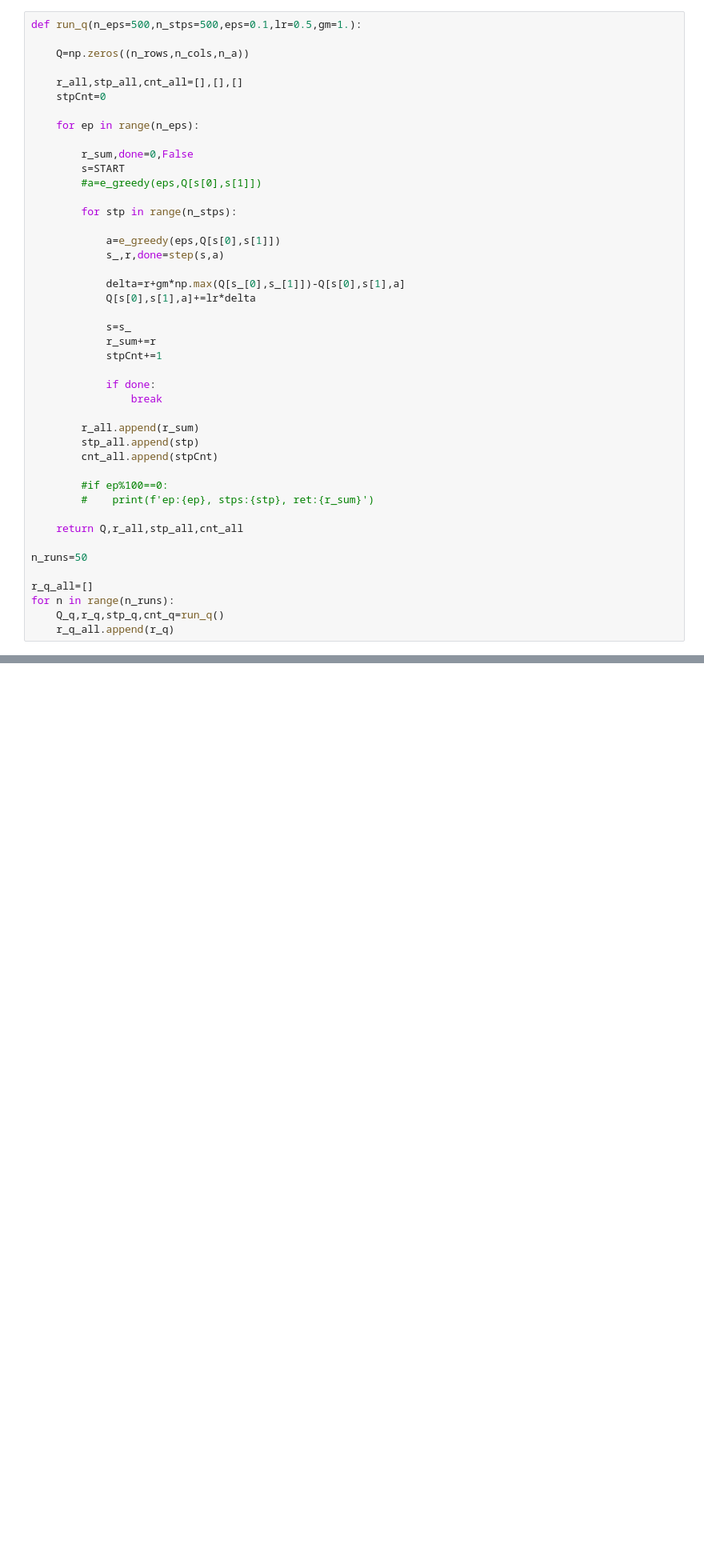
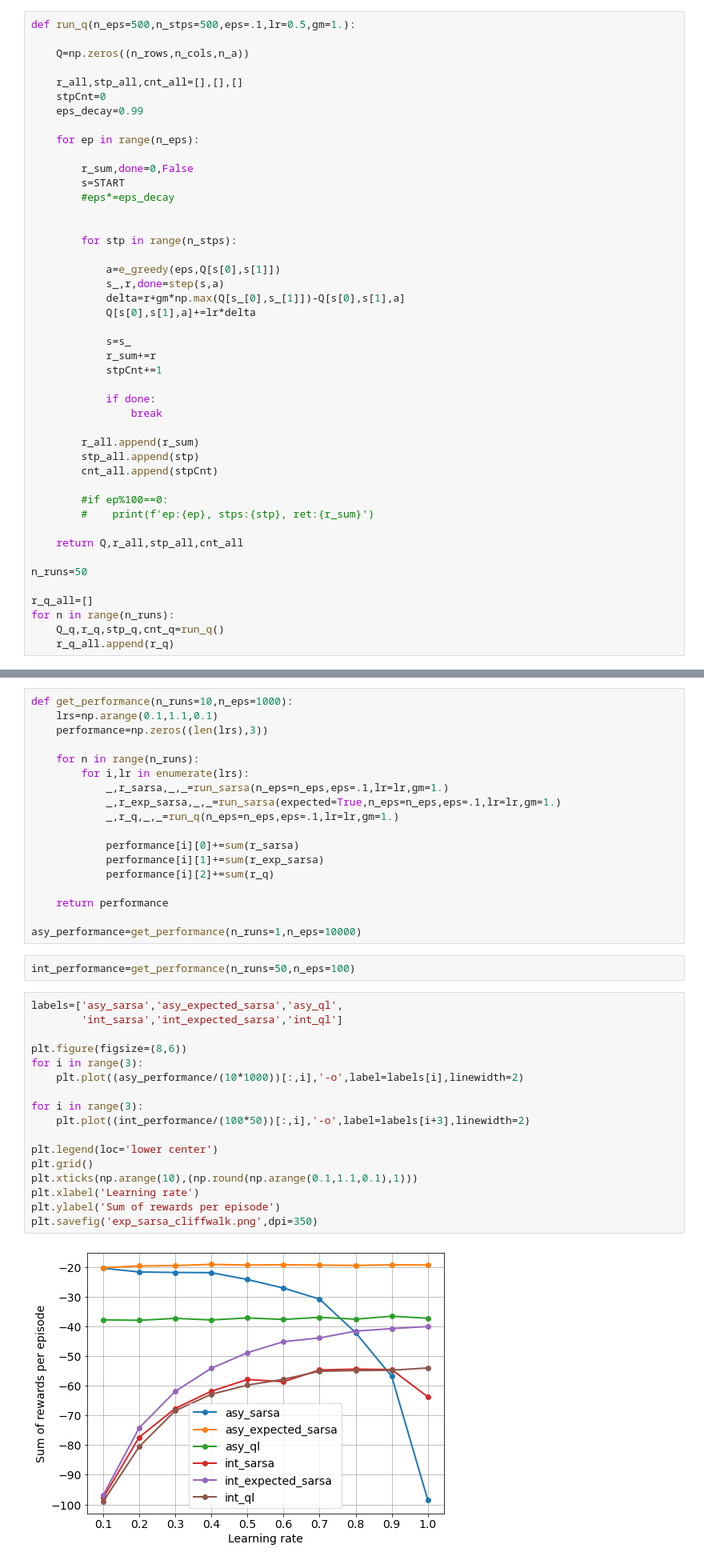
Before and after one commit to ha5ha6/judy_tutorial_basicRL, a Jupyter notebook: cliff_walking.ipynb, the cells around one changed output, grey strips where cells are left out. Shown: that part at 80% size. Drawn from its saved outputs; the diff is of its cells as text; blank space fills up the shorter version.

```diff
--- a/cliff_walking.ipynb
+++ b/cliff_walking.ipynb
@@ -96,22 +119,23 @@ plt.grid()
 # %%
-def run_q(n_eps=500,n_stps=500,eps=0.1,lr=0.5,gm=1.):
+def run_q(n_eps=500,n_stps=500,eps=.1,lr=0.5,gm=1.):
 
     Q=np.zeros((n_rows,n_cols,n_a))
 
     r_all,stp_all,cnt_all=[],[],[]
     stpCnt=0
+    eps_decay=0.99
 
     for ep in range(n_eps):
 
         r_sum,done=0,False
         s=START
-        #a=e_greedy(eps,Q[s[0],s[1]])
+        #eps*=eps_decay
+
 
         for stp in range(n_stps):
 
             a=e_greedy(eps,Q[s[0],s[1]])
             s_,r,done=step(s,a)
-
             delta=r+gm*np.max(Q[s_[0],s_[1]])-Q[s[0],s[1],a]
             Q[s[0],s[1],a]+=lr*delta
 
@@ -254,0 +279,39 @@ plot_oppi(Q_q,'ql')
+# %%
+def get_performance(n_runs=10,n_eps=1000):
+    lrs=np.arange(0.1,1.1,0.1)
+    performance=np.zeros((len(lrs),3))
+
+    for n in range(n_runs):
+        for i,lr in enumerate(lrs):
+            _,r_sarsa,_,_=run_sarsa(n_eps=n_eps,eps=.1,lr=lr,gm=1.)
+            _,r_exp_sarsa,_,_=run_sarsa(expected=True,n_eps=n_eps,eps=.1,lr=lr,gm=1.)
+            _,r_q,_,_=run_q(n_eps=n_eps,eps=.1,lr=lr,gm=1.)
+
+            performance[i][0]+=sum(r_sarsa)
+            performance[i][1]+=sum(r_exp_sarsa)
+            performance[i][2]+=sum(r_q)
+
+    return performance
+
+asy_performance=get_performance(n_runs=1,n_eps=10000)
+# %%
+int_performance=get_performance(n_runs=50,n_eps=100)
+# %%
+labels=['asy_sarsa','asy_expected_sarsa','asy_ql',
+        'int_sarsa','int_expected_sarsa','int_ql']
+
+plt.figure(figsize=(8,6))
+for i in range(3):
+    plt.plot((asy_performance/(10*1000))[:,i],'-o',label=labels[i],linewidth=2)
+
+for i in range(3):
+    plt.plot((int_performance/(100*50))[:,i],'-o',label=labels[i+3],linewidth=2)
+
+plt.legend(loc='lower center')
+plt.grid()
+plt.xticks(np.arange(10),(np.round(np.arange(0.1,1.1,0.1),1)))
+plt.xlabel('Learning rate')
+plt.ylabel('Sum of rewards per episode')
+plt.savefig('exp_sarsa_cliffwalk.png',dpi=350)
+# %% [output]
+[figure, added]
```
Also changed, not shown: parts of 11 cells of this notebook, 1 other file.
